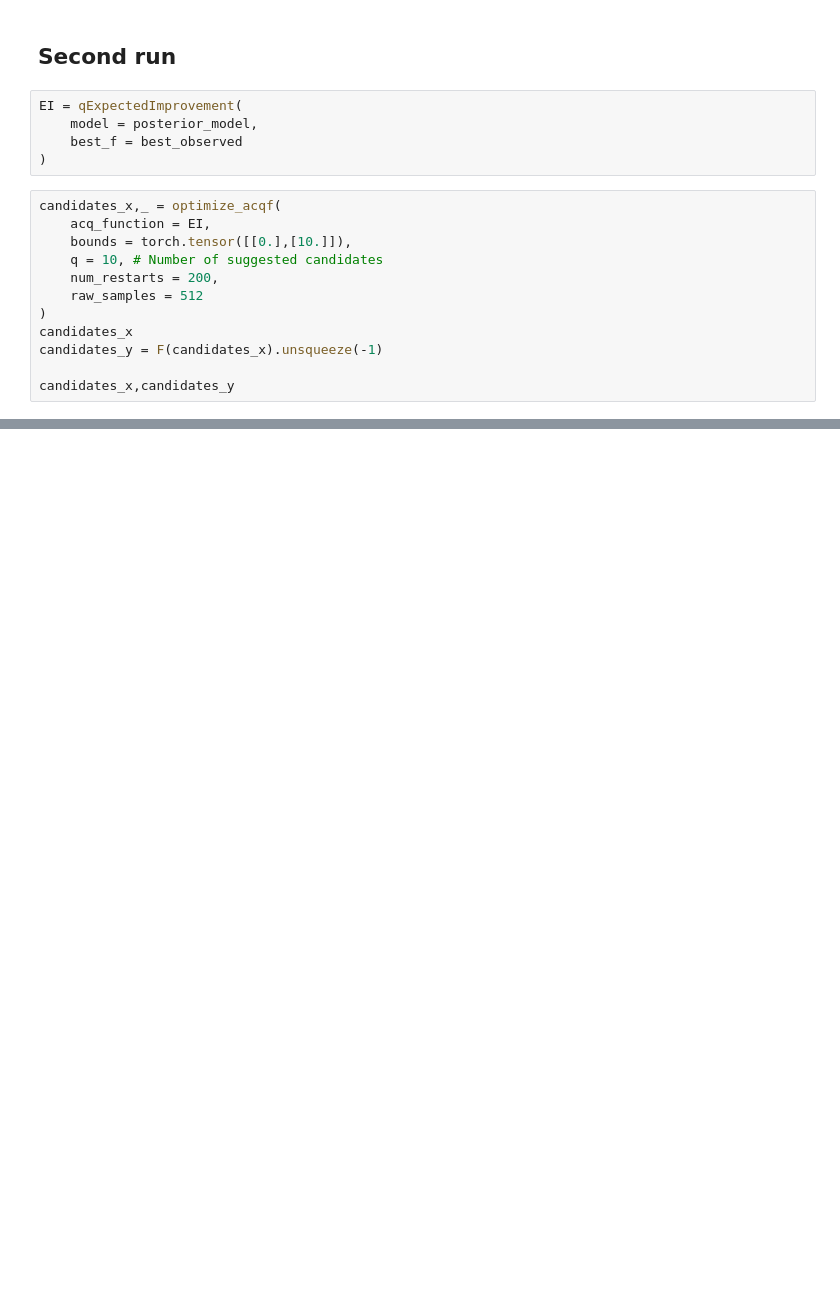
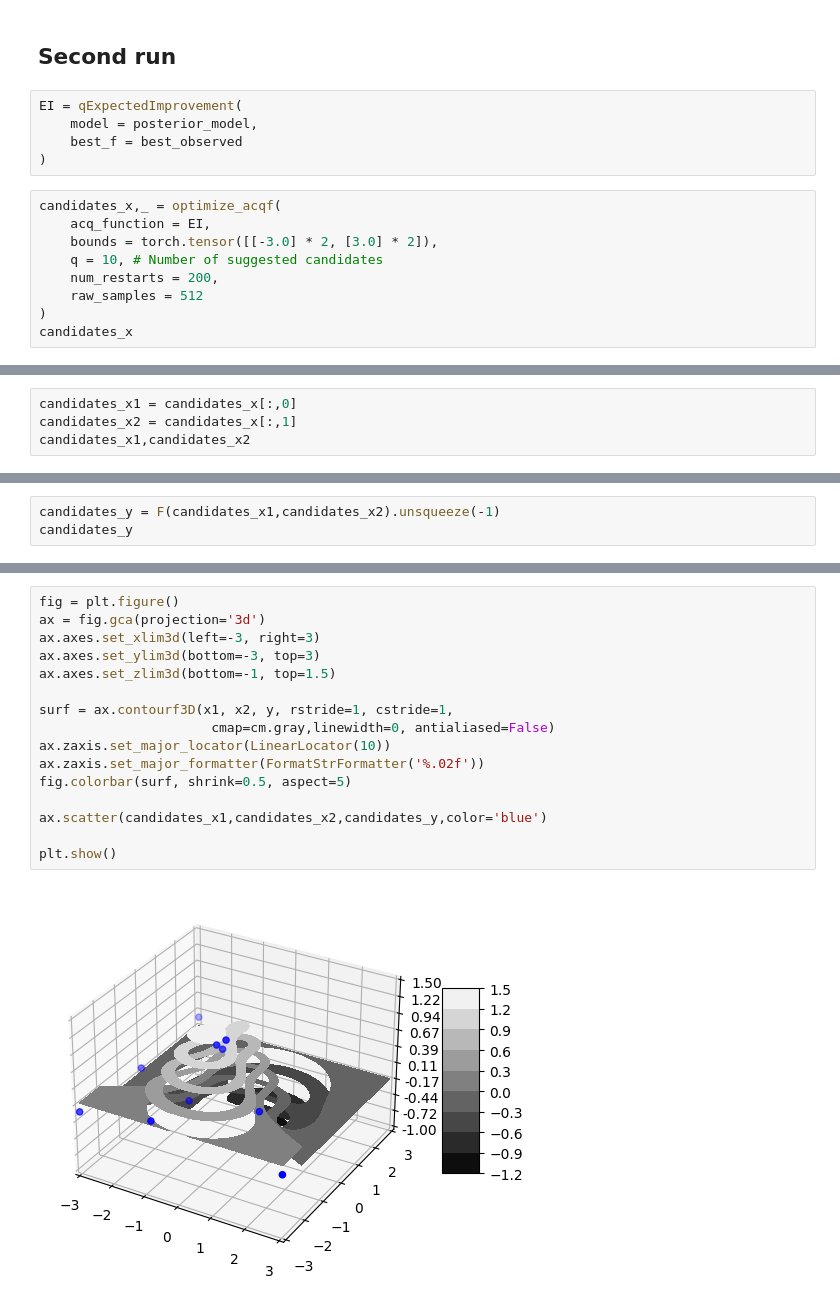
Before and after one commit to YimengJin/Thesis_Yimeng, a Jupyter notebook: Model Test_2D.ipynb, the cells around one changed output, grey strips where cells are left out. Drawn from its saved outputs; the diff is of its cells as text; blank space fills up the shorter version.

```diff
--- a/Model Test_2D.ipynb
+++ b/Model Test_2D.ipynb
@@ -295,13 +311,10 @@ EI = qExpectedImprovement(
 # %%
 candidates_x,_ = optimize_acqf(
     acq_function = EI,
-    bounds = torch.tensor([[0.],[10.]]),
+    bounds = torch.tensor([[-3.0] * 2, [3.0] * 2]),
     q = 10, # Number of suggested candidates
     num_restarts = 200,
     raw_samples = 512
 )
 candidates_x
-candidates_y = F(candidates_x).unsqueeze(-1)
-
-candidates_x,candidates_y
 # %% [output]
@@ -375,0 +331,4 @@ plt.show()
+# %%
+candidates_x1 = candidates_x[:,0]
+candidates_x2 = candidates_x[:,1]
+candidates_x1,candidates_x2
@@ -375,0 +340,3 @@ plt.show()
+# %%
+candidates_y = F(candidates_x1,candidates_x2).unsqueeze(-1)
+candidates_y
@@ -375,0 +354,18 @@ plt.show()
+# %%
+fig = plt.figure()
+ax = fig.gca(projection='3d')
+ax.axes.set_xlim3d(left=-3, right=3)
+ax.axes.set_ylim3d(bottom=-3, top=3)
+ax.axes.set_zlim3d(bottom=-1, top=1.5)
+
+surf = ax.contourf3D(x1, x2, y, rstride=1, cstride=1,
+                      cmap=cm.gray,linewidth=0, antialiased=False)
+ax.zaxis.set_major_locator(LinearLocator(10))
+ax.zaxis.set_major_formatter(FormatStrFormatter('%.02f'))
+fig.colorbar(surf, shrink=0.5, aspect=5)
+
+ax.scatter(candidates_x1,candidates_x2,candidates_y,color='blue')
+
+plt.show()
+# %% [output]
+[figure, added]
```
Also changed, not shown: parts of 25 cells of this notebook.
